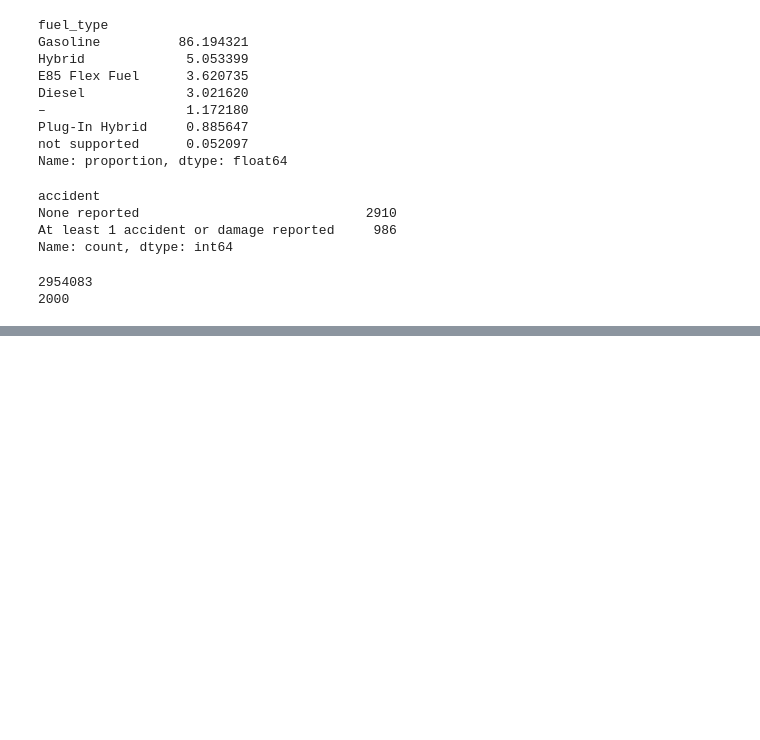
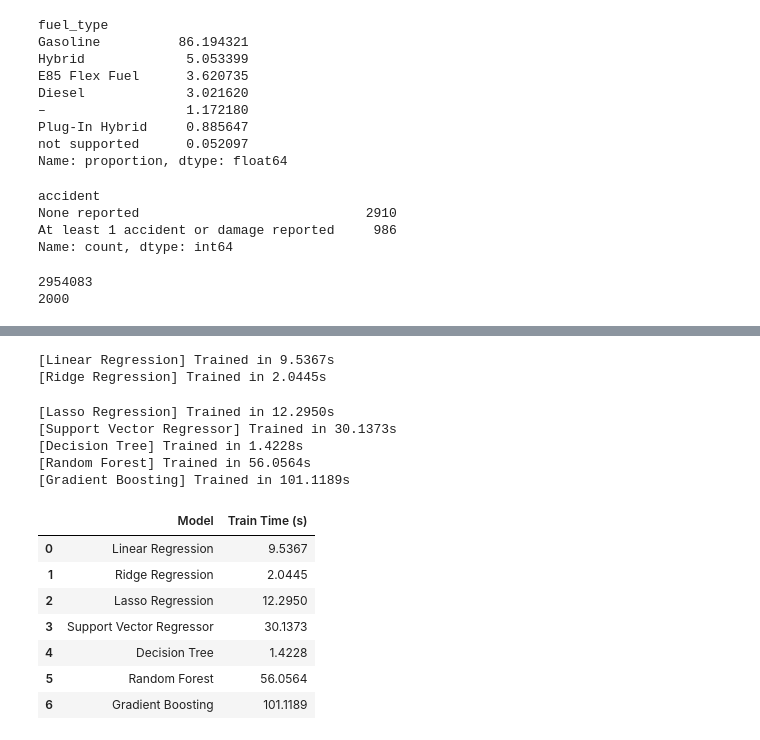
Before and after one commit to RuetGG/regression-ml-model, a Jupyter notebook: notebooks/eda.ipynb, the cells around one changed output, grey strips where cells are left out. Saved outputs shown, nothing was run; the diff lists cells and outputs as text; code cells hidden in the pictures; blank space fills up the shorter version.

```diff
--- a/notebooks/eda.ipynb
+++ b/notebooks/eda.ipynb
@@ -65,0 +138,26 @@ print(df["price"].min())
+# %%
+import sys
+sys.path.append("..")
+
+from src.train import train_models
+
+pipelines, summary, (X_train, X_test, y_train, y_test) = train_models(
+    "../data/used_cars_clean_fe.csv"
+)
+summary
+# %% [output]
+[Linear Regression] Trained in 9.5367s
+[Ridge Regression] Trained in 2.0445s
+[Lasso Regression] Trained in 12.2950s
+[Support Vector Regressor] Trained in 30.1373s
+[Decision Tree] Trained in 1.4228s
+[Random Forest] Trained in 56.0564s
+[Gradient Boosting] Trained in 101.1189s
+|  | Model | Train Time (s) |
+| 0 | Linear Regression | 9.5367 |
+| 1 | Ridge Regression | 2.0445 |
+| 2 | Lasso Regression | 12.2950 |
+| 3 | Support Vector Regressor | 30.1373 |
+| 4 | Decision Tree | 1.4228 |
+| 5 | Random Forest | 56.0564 |
+| 6 | Gradient Boosting | 101.1189 |
```
Also changed, not shown: parts of 6 cells of this notebook, 17 other files.
